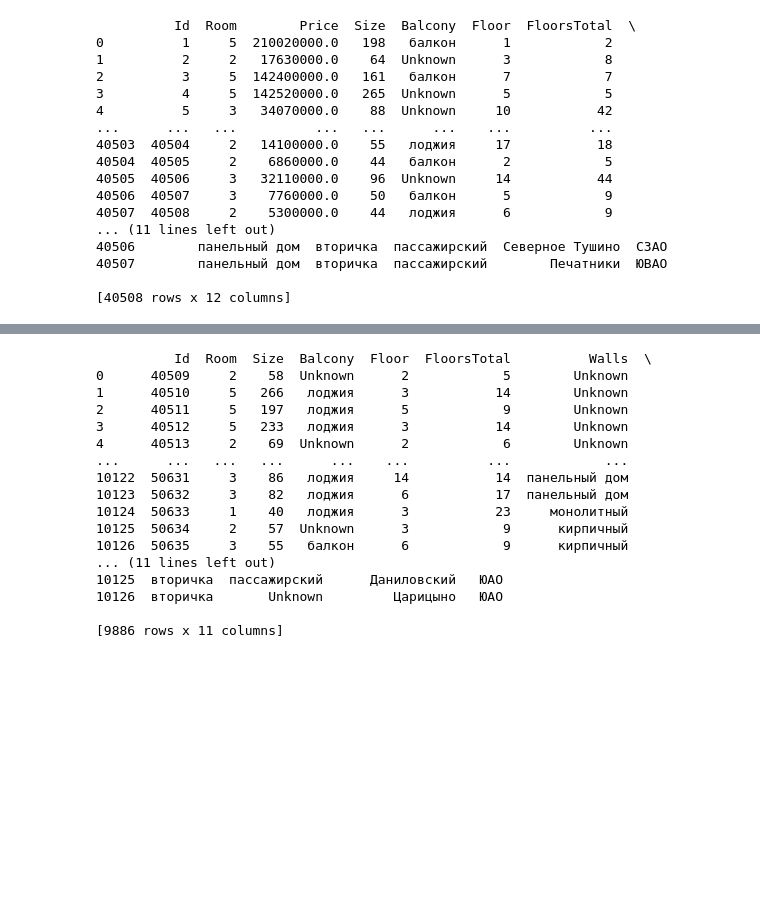
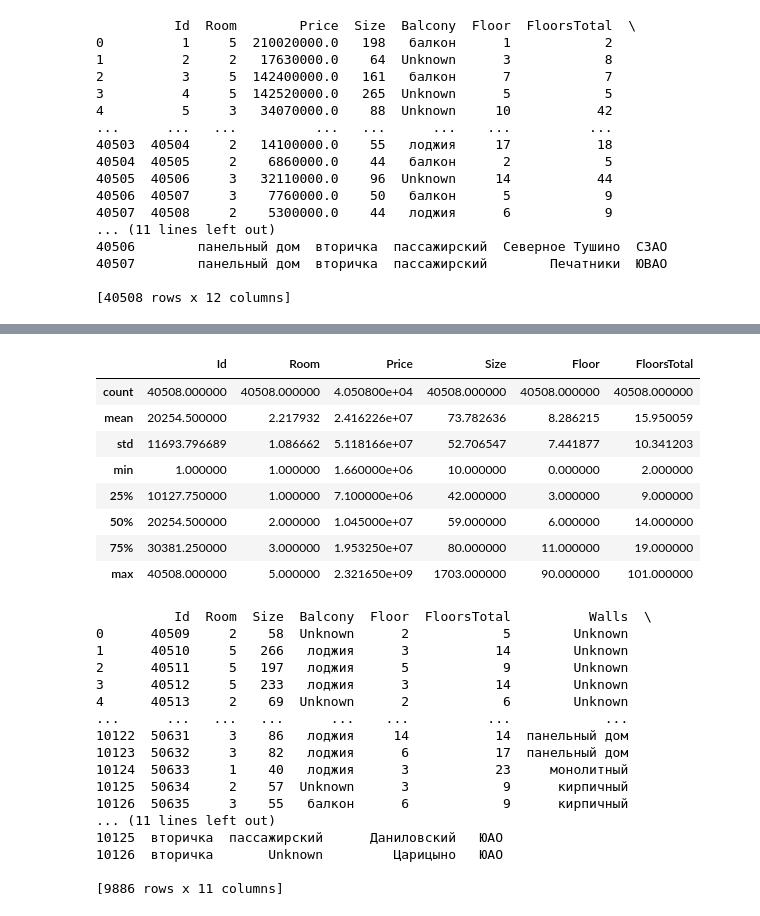
Before and after one commit to nii-brocke/kaggle, a Jupyter notebook: house-prediction.ipynb, the cells around one changed output, grey strips where cells are left out. Saved outputs shown, nothing was run; the diff lists cells and outputs as text; code cells hidden in the pictures; blank space fills up the shorter version.

```diff
--- a/house-prediction.ipynb
+++ b/house-prediction.ipynb
@@ -66,6 +67,18 @@ house_price_train_dataset_table_new.head()
 | 2 | 3 | 5 | 142400000.0 | 161 | балкон | 7 | 7 | кирпичный | вторичка | пассажирский | ... |
 | 3 | 4 | 5 | 142520000.0 | 265 | Unknown | 5 | 5 | кирпичный | вторичка | Unknown | ... |
 | 4 | 5 | 3 | 34070000.0 | 88 | Unknown | 10 | 42 | монолитный | вторичка | грузовой | ... |
+# %%
+house_price_train_dataset_table_new.describe()
+# %% [output]
+|  | Id | Room | Price | Size | Floor | FloorsTotal |
+| count | 40508.000000 | 40508.000000 | 4.050800e+04 | 40508.000000 | 40508.000000 | 40508.000000 |
+| mean | 20254.500000 | 2.217932 | 2.416226e+07 | 73.782636 | 8.286215 | 15.950059 |
+| std | 11693.796689 | 1.086662 | 5.118166e+07 | 52.706547 | 7.441877 | 10.341203 |
+| min | 1.000000 | 1.000000 | 1.660000e+06 | 10.000000 | 0.000000 | 2.000000 |
+| 25% | 10127.750000 | 1.000000 | 7.100000e+06 | 42.000000 | 3.000000 | 9.000000 |
+| 50% | 20254.500000 | 2.000000 | 1.045000e+07 | 59.000000 | 6.000000 | 14.000000 |
+| 75% | 30381.250000 | 3.000000 | 1.953250e+07 | 80.000000 | 11.000000 | 19.000000 |
+| max | 40508.000000 | 5.000000 | 2.321650e+09 | 1703.000000 | 90.000000 | 101.000000 |
 # %%
  #a view of the test data set
 print(house_price_test_dataset_table_new)
```
Also changed, not shown: parts of 2 cells of this notebook.
